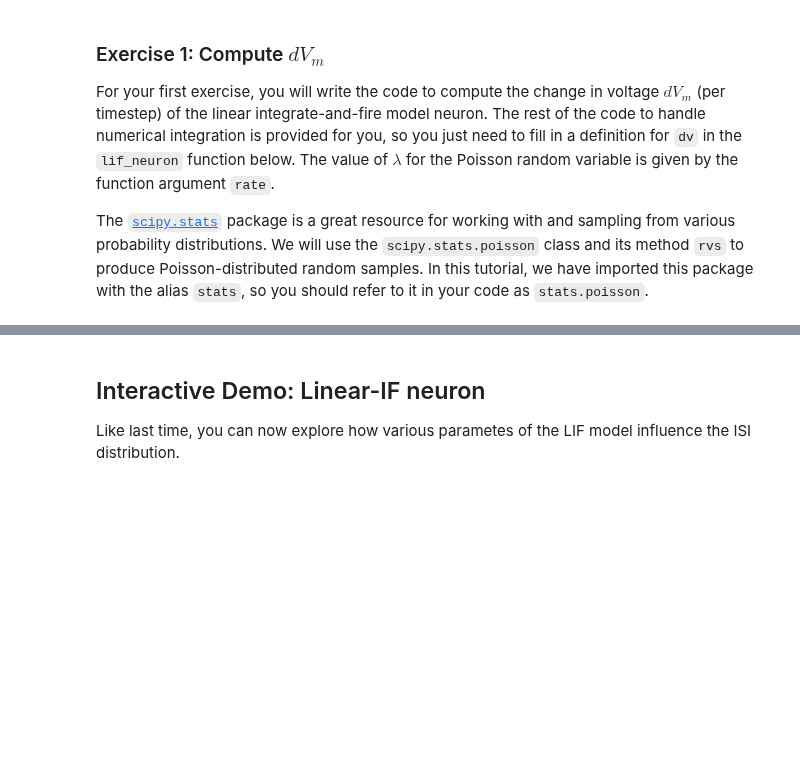
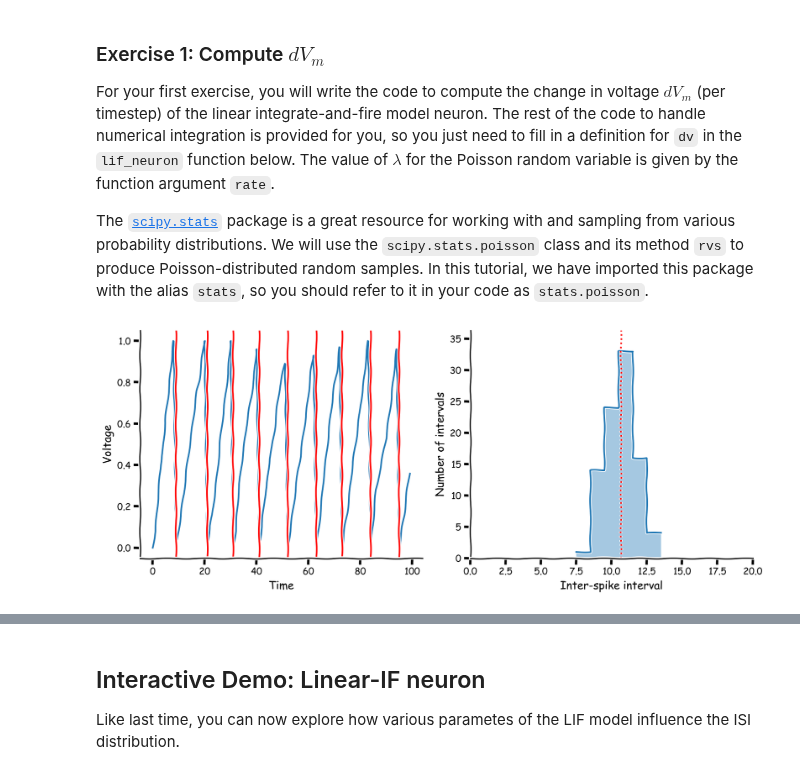
Before and after one commit to Benorli/course-content, a Jupyter notebook: tutorials/W1D1_ModelTypes/W1D1_Tutorial2.ipynb, the cells around one changed output, grey strips where cells are left out. Drawn from its saved outputs; the diff is of its cells as text; code cells hidden in the pictures; blank space fills up the shorter version.

```diff
--- a/tutorials/W1D1_ModelTypes/W1D1_Tutorial2.ipynb
+++ b/tutorials/W1D1_ModelTypes/W1D1_Tutorial2.ipynb
@@ -161,42 +161,39 @@ The [`scipy.stats`](https://docs.scipy.org/doc/scipy/reference/stats.html) packa
 def lif_neuron(n_steps=1000, alpha=0.01, rate=10):
     """ Simulate a linear integrate-and-fire neuron.
 
     Args:
       n_steps (int): The number of time steps to simulate the neuron's activity.
       alpha (float): The input scaling factor
       rate (int): The mean rate of incoming spikes
 
     """
     # precompute Poisson samples for speed
     exc = stats.poisson(rate).rvs(n_steps)
 
     v = np.zeros(n_steps)
     spike_times = []
 
-    ################################################################################
-    # Students: compute dv, then comment out or remove the next line
-    raise NotImplementedError(
-        "Excercise: compute the change in membrane potential")
-    ################################################################################
-
     for i in range(1, n_steps):
 
-        dv = ...
+        dv = alpha * exc[i]
 
         v[i] = v[i - 1] + dv
         if v[i] > 1:
             spike_times.append(i)
             v[i] = 0
 
     return v, spike_times
 
 
 # Set random seed (for reproducibility)
 np.random.seed(12)
 
 # Uncomment these lines after completing the lif_neuron function
-# v, spike_times = lif_neuron()
-# plot_neuron_stats(v, spike_times)
+with plt.xkcd():
+    v, spike_times = lif_neuron()
+    plot_neuron_stats(v, spike_times)
+# %% [output]
+[figure, added]
 # %%
 # to_remove solution
 def lif_neuron(n_steps=1000, alpha=0.01, rate=10):
```
Also changed, not shown: parts of 7 cells of this notebook.
